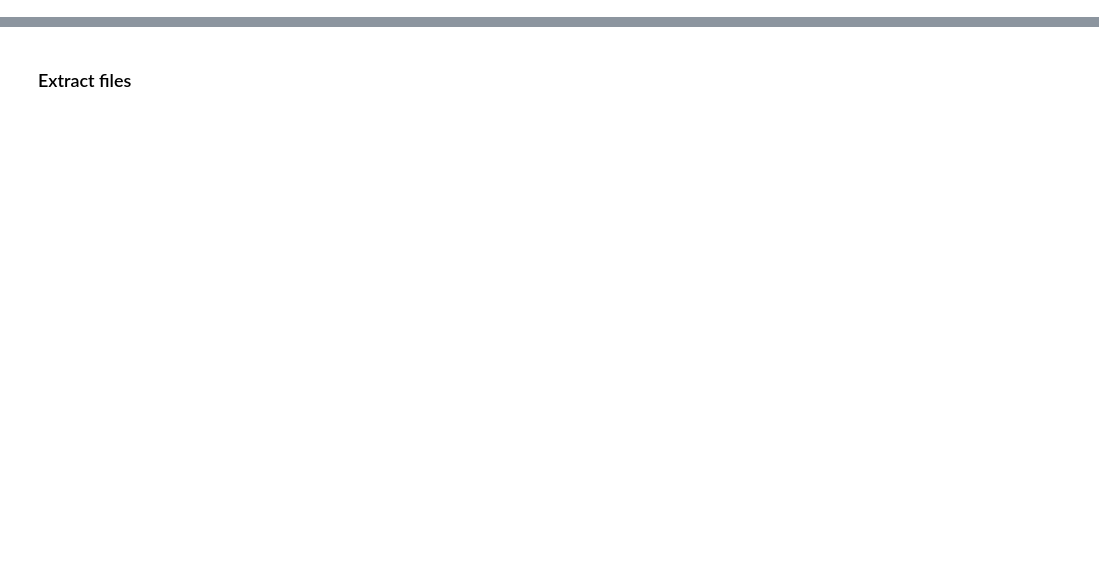
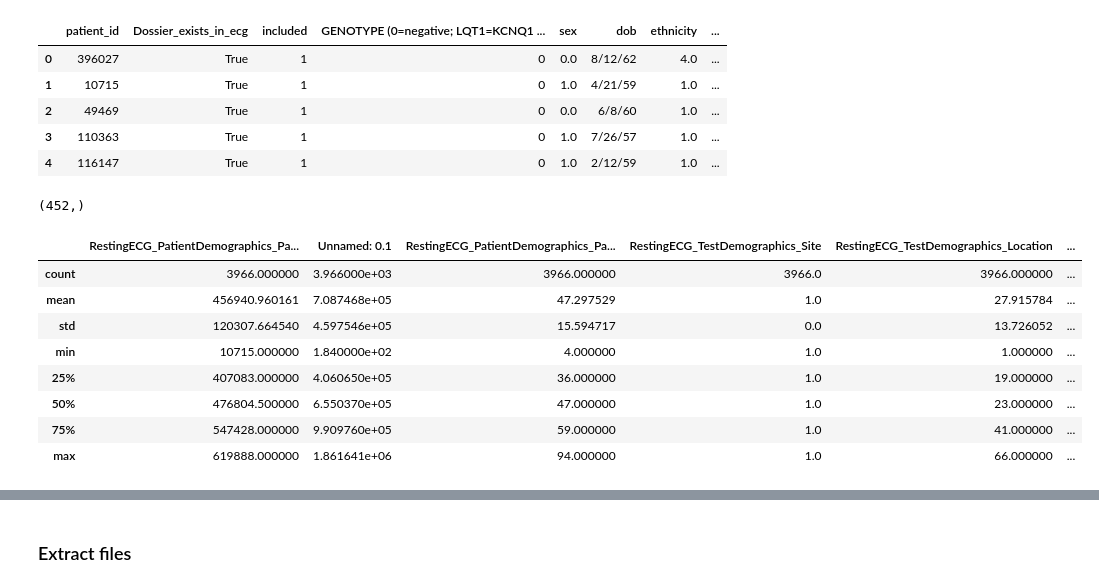
Before and after one commit to River/lqts, a Jupyter notebook: recover_ecgs.ipynb, the cells around one changed output, grey strips where cells are left out. Drawn from its saved outputs; the diff is of its cells as text; code cells hidden in the pictures; blank space fills up the shorter version.

```diff
--- a/recover_ecgs.ipynb
+++ b/recover_ecgs.ipynb
@@ -38,2 +39,31 @@ df_lqts = pd.read_csv('data/ecg_lqts_rafik.csv')
+# %%
+df_lqts = pd.read_csv('data/validation LQT-AI - MGM-RT-20231002_SG final.csv')
+display(df_lqts.head(n=5))
+display(df_lqts.patient_id.unique().shape)
+#display df_lqts['patient_id'] in df_ecg_parquet['RestingECG_PatientDemographics_PatientID']
+df_lqts['patient_id'] = df_lqts['patient_id'].astype(int)
+#df_lqts_f = df_lqts.loc[~df_lqts['patient_id'].isin(df_ecg_parquet['RestingECG_PatientDemographics_PatientID'])]
+## 24 patients not found because ECGs missing
+
+#dsiplay df_ecg_parquet['RestingECG_PatientDemographics_PatientID'] in df_lqts['patient_id']
+df_ecg_parquet_f = df_ecg_parquet.loc[df_ecg_parquet['RestingECG_PatientDemographics_PatientID'].isin(df_lqts['patient_id'])]
+display(df_ecg_parquet_f.describe())
+# %% [output]
+|  | patient_id | Dossier_exists_in_ecg | included | GENOTYPE (0=negative; LQT1=KCNQ1 ... | sex | dob | ethnicity | ... |
+| 0 | 396027 | True | 1 | 0 | 0.0 | 8/12/62 | 4.0 | ... |
+| 1 | 10715 | True | 1 | 0 | 1.0 | 4/21/59 | 1.0 | ... |
+| 2 | 49469 | True | 1 | 0 | 0.0 | 6/8/60 | 1.0 | ... |
+| 3 | 110363 | True | 1 | 0 | 1.0 | 7/26/57 | 1.0 | ... |
+| 4 | 116147 | True | 1 | 0 | 1.0 | 2/12/59 | 1.0 | ... |
+(452,)
+|  | RestingECG_PatientDemographics_Pa... | Unnamed: 0.1 | RestingECG_PatientDemographics_Pa... | RestingECG_TestDemographics_Site | RestingECG_TestDemographics_Location | ... |
+| count | 3966.000000 | 3.966000e+03 | 3966.000000 | 3966.0 | 3966.000000 | ... |
+| mean | 456940.960161 | 7.087468e+05 | 47.297529 | 1.0 | 27.915784 | ... |
+| std | 120307.664540 | 4.597546e+05 | 15.594717 | 0.0 | 13.726052 | ... |
+| min | 10715.000000 | 1.840000e+02 | 4.000000 | 1.0 | 1.000000 | ... |
+| 25% | 407083.000000 | 4.060650e+05 | 36.000000 | 1.0 | 19.000000 | ... |
+| 50% | 476804.500000 | 6.550370e+05 | 47.000000 | 1.0 | 23.000000 | ... |
+| 75% | 547428.000000 | 9.909760e+05 | 59.000000 | 1.0 | 41.000000 | ... |
+| max | 619888.000000 | 1.861641e+06 | 94.000000 | 1.0 | 66.000000 | ... |
 # %%
 ## Get filename from xml_path
```
Also changed, not shown: parts of 29 cells of this notebook, 1 other file.
